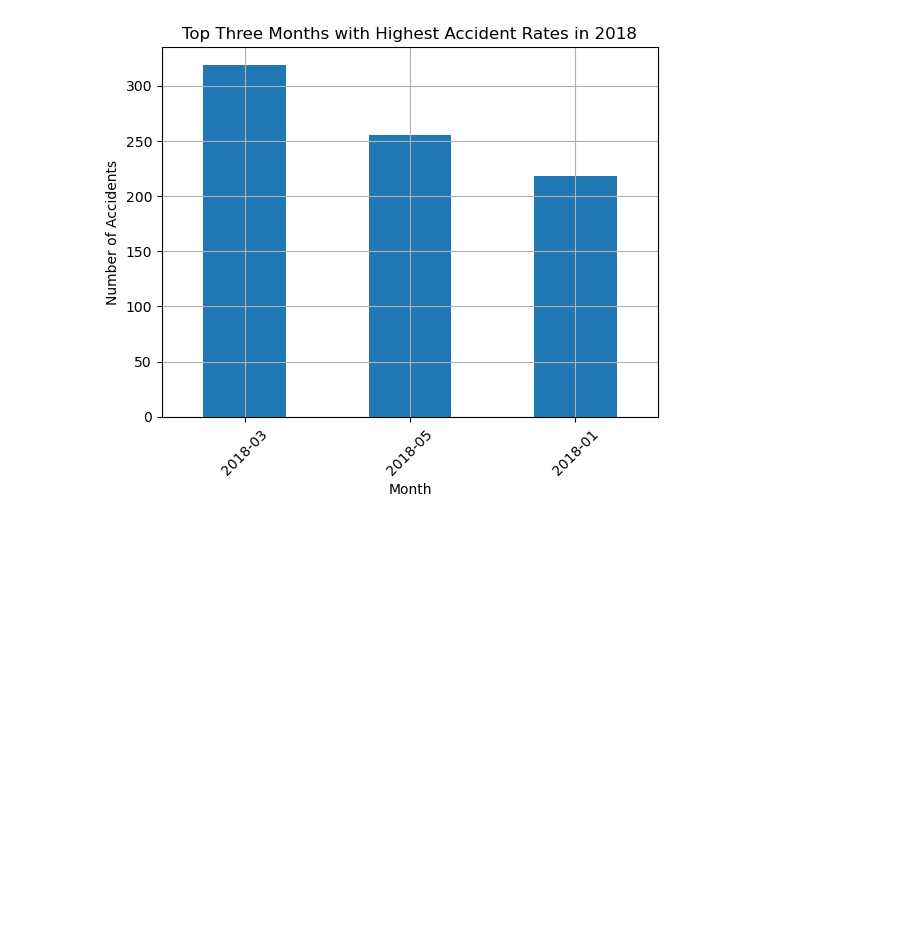
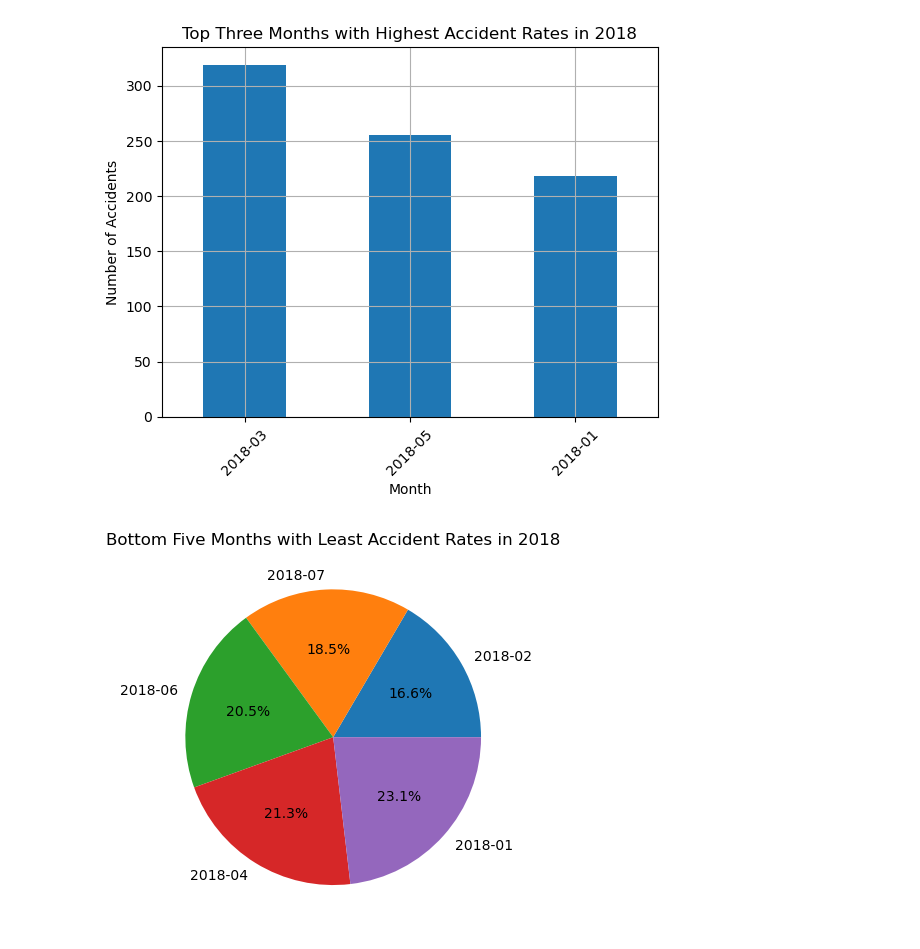
Before and after one commit to JamesMungai254/PLP-PYTHON-ASSIGNMENTS, a Jupyter notebook: week_7_assignment.ipynb, the cells around one changed output. Saved outputs shown, nothing was run; the diff lists cells and outputs as text; code cells hidden in the pictures; blank space fills up the shorter version.

```diff
--- a/week_7_assignment.ipynb
+++ b/week_7_assignment.ipynb
@@ -131,3 +131,13 @@ plt.grid(True)
 plt.show()
 # %% [output]
 [figure]
+# %%
+# Get the bottom five months with the least accident rates
+bottom_five_months = monthly_accidents.nsmallest(5)
+
+# Plot the results
+bottom_five_months.plot(kind='pie', autopct='%1.1f%%', title='Bottom Five Months with Least Accident Rates in 2018')
+plt.ylabel('')
+plt.show()
+# %% [output]
+[figure, added]
```
